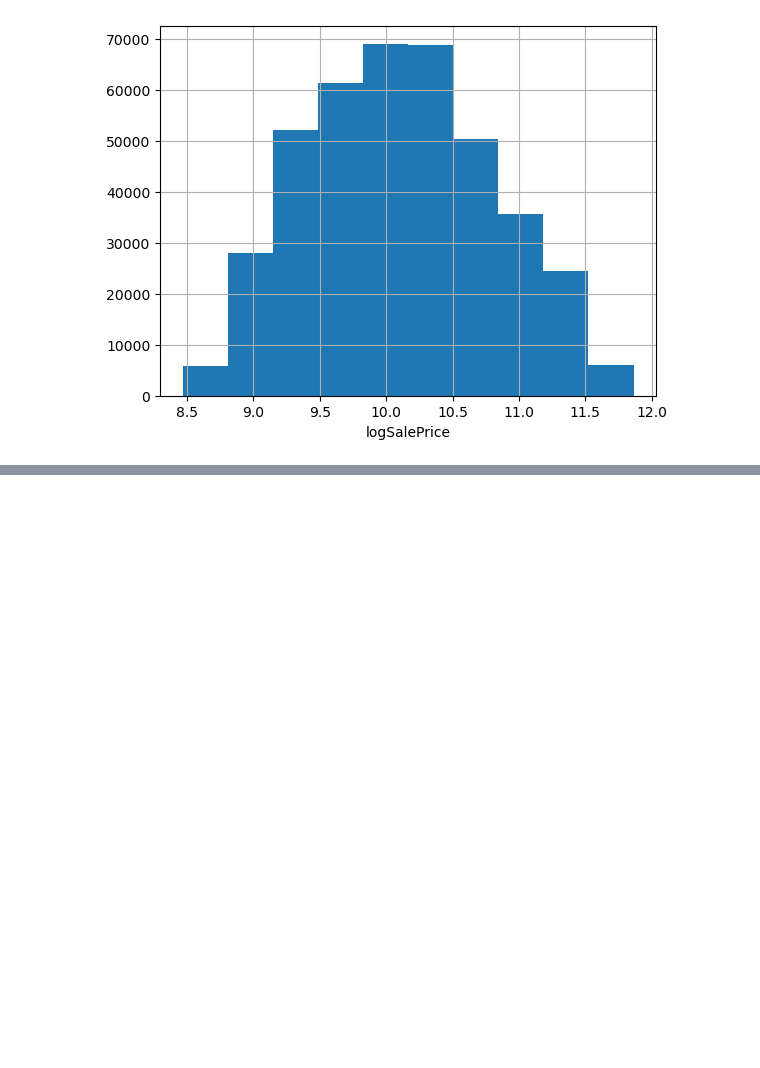
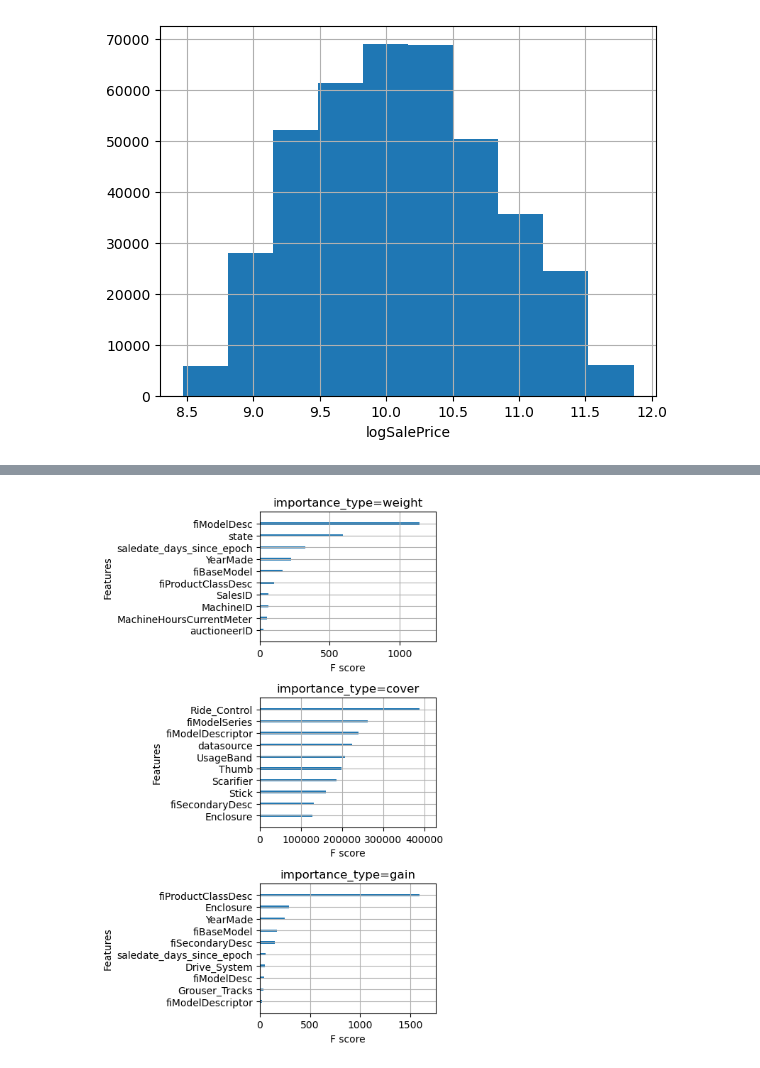
Before and after one commit to mcb00/rr-blog, a Jupyter notebook: posts/xgboost-for-regression-in-python/index.ipynb, the cells around one changed output, grey strips where cells are left out. Drawn from its saved outputs; the diff is of its cells as text; code cells hidden in the pictures; blank space fills up the shorter version.

```diff
--- a/posts/xgboost-for-regression-in-python/index.ipynb
+++ b/posts/xgboost-for-regression-in-python/index.ipynb
@@ -812,0 +244,5 @@ If you found this helpful, or if you have additional ideas about solving regress
+# %%
+dtrain = xgb.DMatrix(data=train_df[features], label=train_df[target],
+                     enable_categorical=True)
+dvalid = xgb.DMatrix(data=valid_df[features], label=valid_df[target],
+                     enable_categorical=True)
@@ -812,0 +258,12 @@ If you found this helpful, or if you have additional ideas about solving regress
+# %%
+# default values for important parameters
+params = {
+    'tree_method': 'approx',
+    'learning_rate': 0.3,
+    'max_depth': 6,
+    'min_child_weight': 1,
+    'subsample': 1,
+    'colsample_bynode': 1,
+    'objective': 'reg:squarederror',
+}
+num_boost_round = 50
@@ -812,0 +277,4 @@ If you found this helpful, or if you have additional ideas about solving regress
+# %%
+model = xgb.train(params=params, dtrain=dtrain, num_boost_round=num_boost_round,
+                  evals=[(dtrain, 'train'), (dvalid, 'valid')],
+                  verbose_eval=10)
@@ -812,0 +319,6 @@ If you found this helpful, or if you have additional ideas about solving regress
+# %%
+evals_result = {}
+model = xgb.train(params=params, dtrain=dtrain, num_boost_round=num_boost_round,
+                  evals=[(dtrain, 'train'), (dvalid, 'valid')],
+                  verbose_eval=10,
+                  evals_result=evals_result)
@@ -812,0 +389,14 @@ If you found this helpful, or if you have additional ideas about solving regress
+# %%
+#| fig-alt: three horizontal bar plots showing feature importance for weight, cover, and gain metrics
+#| fig-cap: top 10 features according to each built-in XGBoost feature importance metric
+
+fig, (ax1, ax2, ax3) = plt.subplots(3, 1, figsize=(5, 8))
+xgb.plot_importance(model, importance_type='weight', title='importance_type=weight',
+                    max_num_features=10, show_values=False, ax=ax1, )
+xgb.plot_importance(model, importance_type='cover', title='importance_type=cover',
+                    max_num_features=10, show_values=False, ax=ax2)
+xgb.plot_importance(model, importance_type='gain', title='importance_type=gain',
+                    max_num_features=10, show_values=False, ax=ax3)
+plt.tight_layout()
+# %% [output]
+[figure, added]
```
Also changed, not shown: parts of 83 cells of this notebook.
